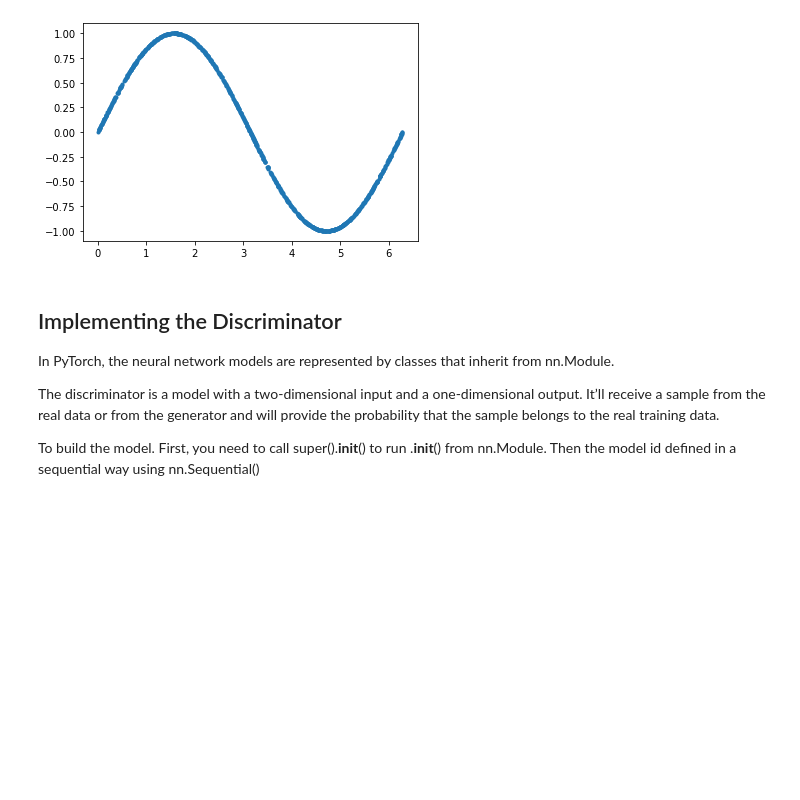
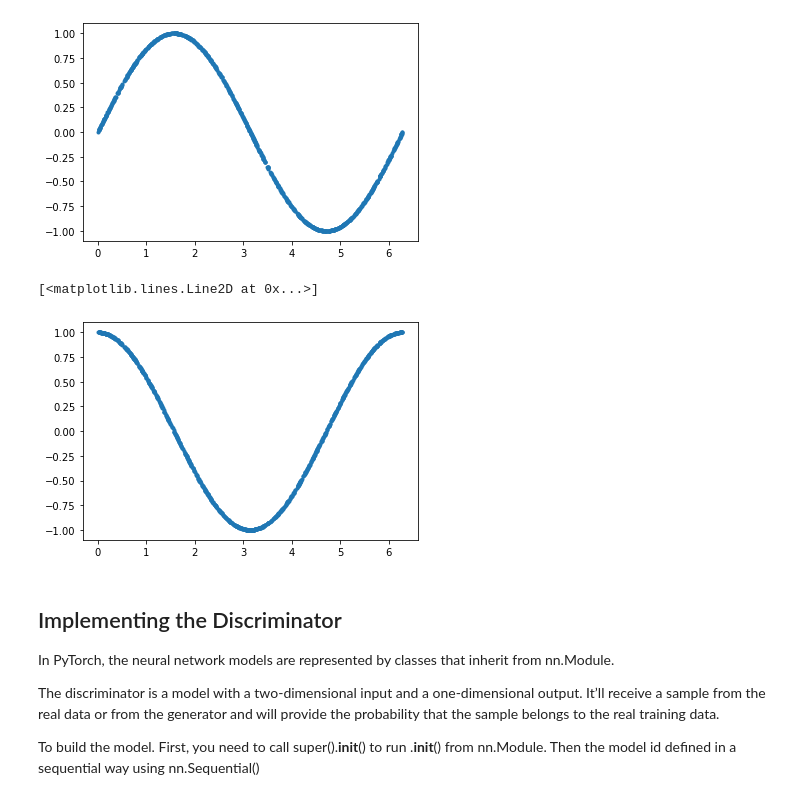
Before and after one commit to emanbuc/ML-GAN, a Jupyter notebook: Signal_generation_EIS_GAN.ipynb, the cells around one changed output. Drawn from its saved outputs; the diff is of its cells as text; code cells hidden in the pictures; blank space fills up the shorter version.

```diff
--- a/Signal_generation_EIS_GAN.ipynb
+++ b/Signal_generation_EIS_GAN.ipynb
@@ -159,15 +159,16 @@ torch.manual_seed(123)
 The training data is composed of pairs (x₁, x₂) so that x₂ consists of the value of the sine of x₁ for x₁ in the interval from 0 to 2π
 # %%
 train_data_length = 1024
-# initialize train_data, a tensor with dimensions of <train_data_length> rows and 2 columns, all containing zeros.
+# initialize train_data, a tensor with dimensions of <train_data_length> rows and 3 columns, all containing zeros.
 # Note: A tensor is a multidimensional array similar to a NumPy array.
-train_data = torch.zeros((train_data_length, 2))
+train_data = torch.zeros((train_data_length, 3))
 
 # the first column of train_data store random values in the interval from 0 to 2π.
 train_data[:, 0] = 2 * math.pi * torch.rand(train_data_length)
 
 # calculate the second column of the tensor as the sine of the first column.
 train_data[:, 1] = torch.sin(train_data[:, 0])
+train_data[:, 2] = torch.cos(train_data[:, 0])
 
 # init tensor of labels, which are required by PyTorch’s data loader.
 # Since GANs make use of unsupervised learning techniques, the labels can be anything.
@@ -183,6 +184,11 @@ plt.plot(train_data[:, 0], train_data[:, 1], ".")
 # %% [output]
 [<matplotlib.lines.Line2D at 0x...>]
 [figure]
+# %%
+plt.plot(train_data[:, 0], train_data[:, 2], ".")
+# %% [output]
+[<matplotlib.lines.Line2D at 0x...>]
+[figure, added]
 # %% [markdown]
 ## Implementing the Discriminator
 
```
Also changed, not shown: parts of 32 cells of this notebook.
